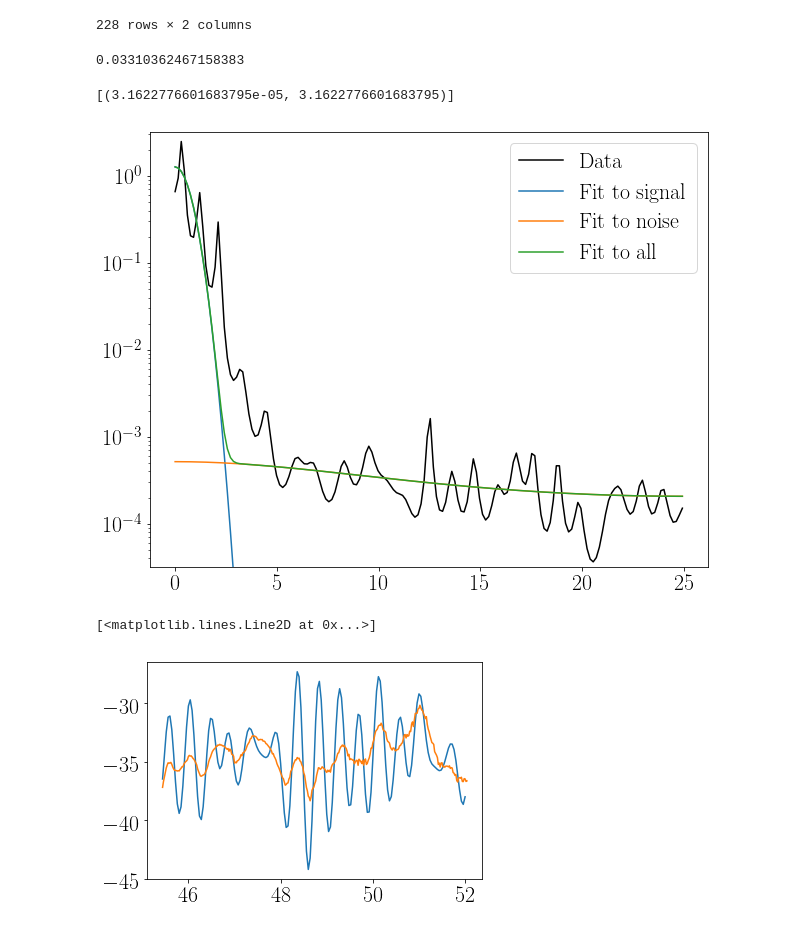
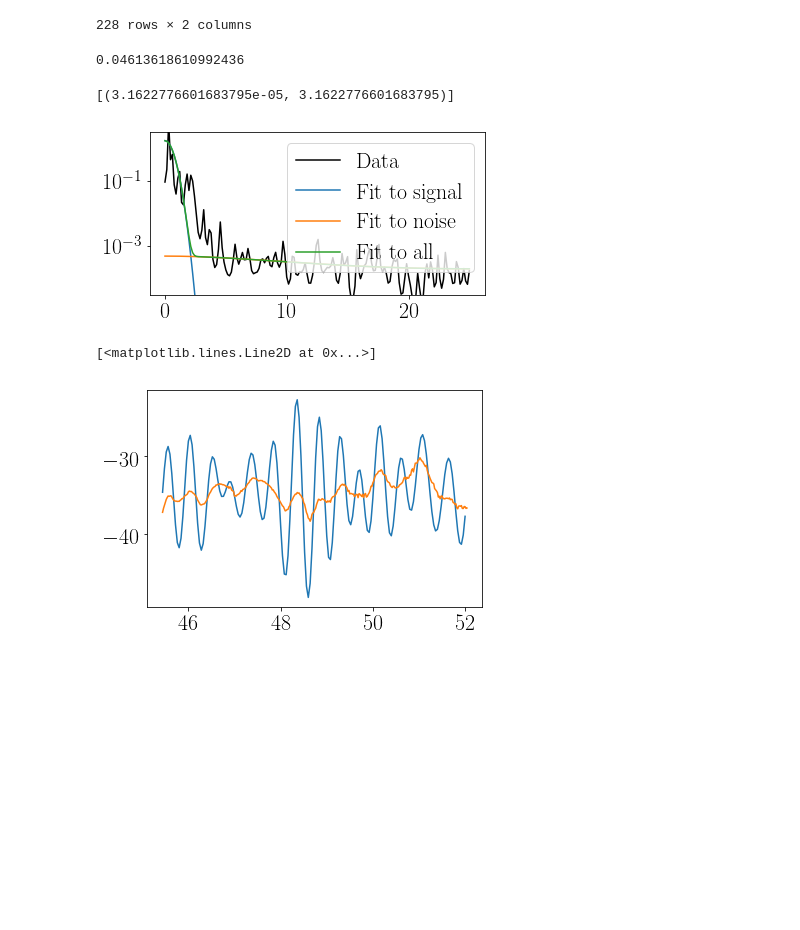
Before and after one commit to TheaQG/AWI_Bcores_Analysis, a Jupyter notebook: MEM_analysis.ipynb, the cells around one changed output. Cells and saved outputs as stored; diff of their text form; code cells hidden in the pictures; blank space fills up the shorter version.

```diff
--- a/MEM_analysis.ipynb
+++ b/MEM_analysis.ipynb
@@ -60,8 +60,8 @@ for i in range(len(dfs_LT)):
     depth_data = np.array(dfs_LT[i][0]['depth'])
 
 
-    B_MEM = MEM(t_data = depth_data, y_data = d18O_data,  M = 50)
-    MEM_power.append(B_MEM(t_data = depth_data, y_data = d18O_data, M = 50, N = np.size(d18O_data), view = False))
+    B_MEM = MEM(t_data = depth_data, y_data = d18O_data,  M = 100)
+    MEM_power.append(B_MEM(t_data = depth_data, y_data = d18O_data, M = 100, N = np.size(d18O_data), view = False))
 
     axPSD.semilogy(MEM_power[i][0], MEM_power[i][1], label = coreNames[idx_chosen[i]])
 axPSD.axvline(x=7)
@@ -128,7 +128,7 @@ p0_est = popt_Signal[0]
 s_tot2_est = popt_Signal[1]
 s_tot2_est
 # %% [output]
-0.03310362467158383
+0.04613618610992436
 # %%
 y_test = func_Signal(x, p0_est, s_tot2_est)
 y_testAll = func_Signal(x_all, p0_est, s_tot2_est)
@@ -138,19 +138,19 @@ y_noiseTest = func_Noise(x_all, s_eta2_est, a1_est)
 
 y_ALL = y_testAll + y_noiseTest
 # %%
-figTest, axTest = plt.subplots(figsize=(10,8))
+figTest, axTest = plt.subplots(figsize=(6,3))
 
 
 axTest.semilogy(x_all, y_all, color='k', label='Data')
 axTest.semilogy(x, y_test, label='Fit to signal')
 axTest.semilogy(x_all, y_noiseTest, label='Fit to noise')
 
 axTest.semilogy(x_all, y_ALL, label='Fit to all')
 axTest.legend()
 axTest.set(ylim = (10**-4.5,10**0.5) )
 # %% [output]
 [(3.1622776601683795e-05, 3.1622776601683795)]
-[figure, old version]
+[figure, new version]
 # %%
 filt = y_testAll/y_ALL
 trans = np.exp(- ((2 * np.pi * x_all)**2 * s_tot2_est) / 2)
@@ -163,4 +163,4 @@ plt.plot(depth_data_2[0:-1:2], f)
 plt.plot(depth_data_2,np.array(d18O_data_2))
 # %% [output]
 [<matplotlib.lines.Line2D at 0x...>]
-[figure, old version]
+[figure, new version]
```
Also changed, not shown: parts of 1 cell of this notebook, 1 other file.
